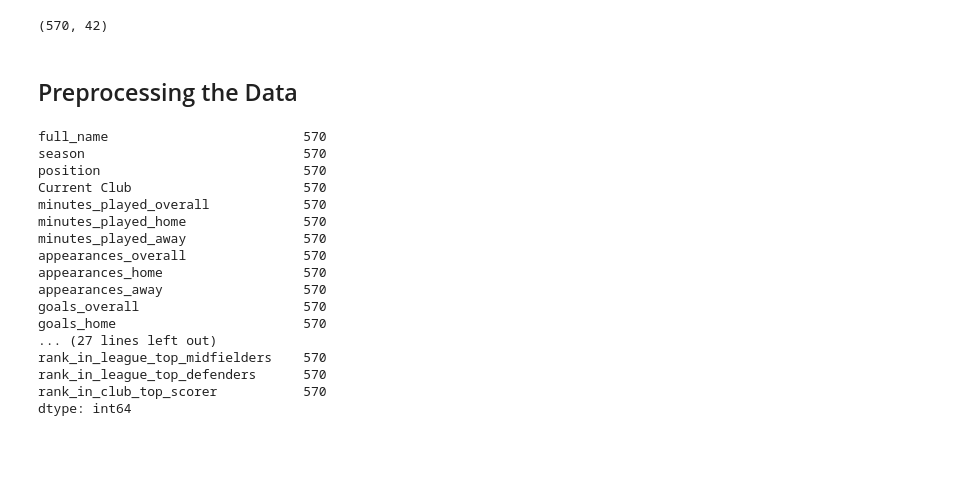
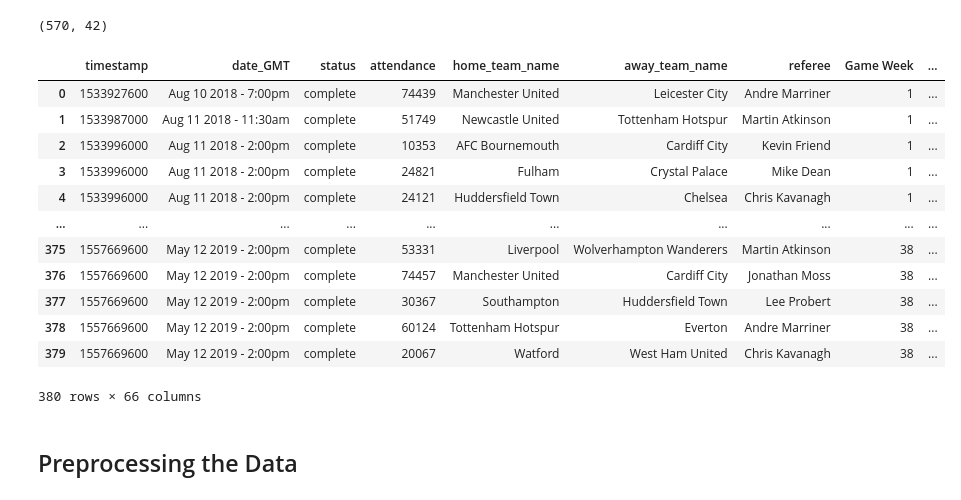
Before and after one commit to juleslockey03/PL_AI, a Jupyter notebook: DB_processing.ipynb, the cells around one changed output. Cells and saved outputs as stored; diff of their text form; code cells hidden in the pictures; blank space fills up the shorter version.

Commit message:
further progress on the running of the player AI and an attempt at running a goal prediction AI

```diff
--- a/DB_processing.ipynb
+++ b/DB_processing.ipynb
@@ -635,25 +694,21 @@ player_data
 player_data.shape
 # %% [output]
 (570, 42)
+# %%
+match_data['']
+# %% [output]
+|  | timestamp | date_GMT | status | attendance | home_team_name | away_team_name | referee | Game Week | ... |
+| 0 | 1533927600 | Aug 10 2018 - 7:00pm | complete | 74439 | Manchester United | Leicester City | Andre Marriner | 1 | ... |
+| 1 | 1533987000 | Aug 11 2018 - 11:30am | complete | 51749 | Newcastle United | Tottenham Hotspur | Martin Atkinson | 1 | ... |
+| 2 | 1533996000 | Aug 11 2018 - 2:00pm | complete | 10353 | AFC Bournemouth | Cardiff City | Kevin Friend | 1 | ... |
+| 3 | 1533996000 | Aug 11 2018 - 2:00pm | complete | 24821 | Fulham | Crystal Palace | Mike Dean | 1 | ... |
+| 4 | 1533996000 | Aug 11 2018 - 2:00pm | complete | 24121 | Huddersfield Town | Chelsea | Chris Kavanagh | 1 | ... |
+| ... | ... | ... | ... | ... | ... | ... | ... | ... | ... |
+| 375 | 1557669600 | May 12 2019 - 2:00pm | complete | 53331 | Liverpool | Wolverhampton Wanderers | Martin Atkinson | 38 | ... |
+| 376 | 1557669600 | May 12 2019 - 2:00pm | complete | 74457 | Manchester United | Cardiff City | Jonathan Moss | 38 | ... |
+| 377 | 1557669600 | May 12 2019 - 2:00pm | complete | 30367 | Southampton | Huddersfield Town | Lee Probert | 38 | ... |
+| 378 | 1557669600 | May 12 2019 - 2:00pm | complete | 60124 | Tottenham Hotspur | Everton | Andre Marriner | 38 | ... |
+| 379 | 1557669600 | May 12 2019 - 2:00pm | complete | 20067 | Watford | West Ham United | Chris Kavanagh | 38 | ... |
+380 rows × 66 columns
 # %% [markdown]
 ## Preprocessing the Data
-# %%
-player_data.isna().count()
-# %% [output]
-full_name                         570
-season                            570
-position                          570
-Current Club                      570
-minutes_played_overall            570
-minutes_played_home               570
-minutes_played_away               570
-appearances_overall               570
-appearances_home                  570
-appearances_away                  570
-goals_overall                     570
-goals_home                        570
-... (27 lines left out)
-rank_in_league_top_midfielders    570
-rank_in_league_top_defenders      570
-rank_in_club_top_scorer           570
-dtype: int64
```
Also changed, not shown: parts of 22 cells of this notebook.
